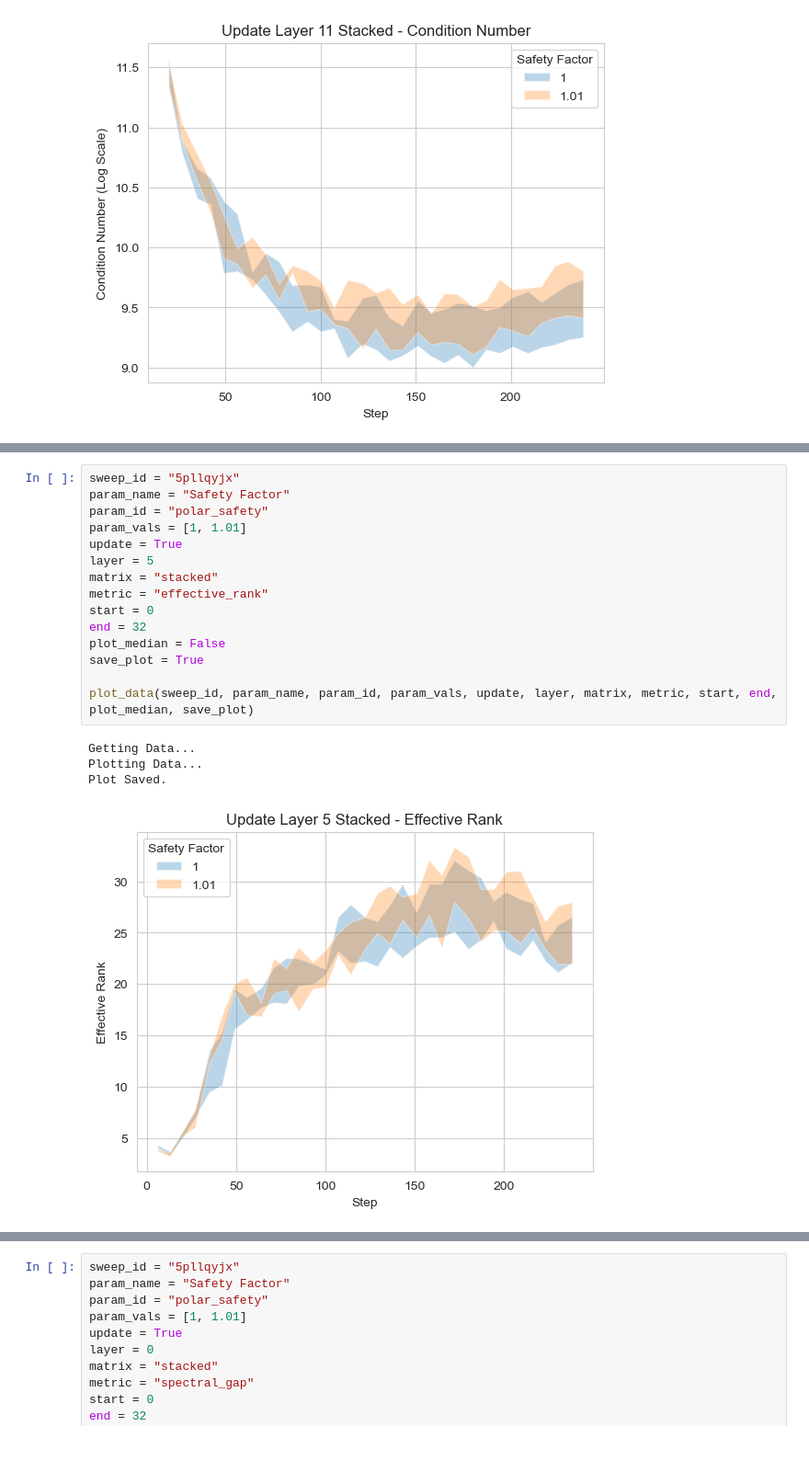
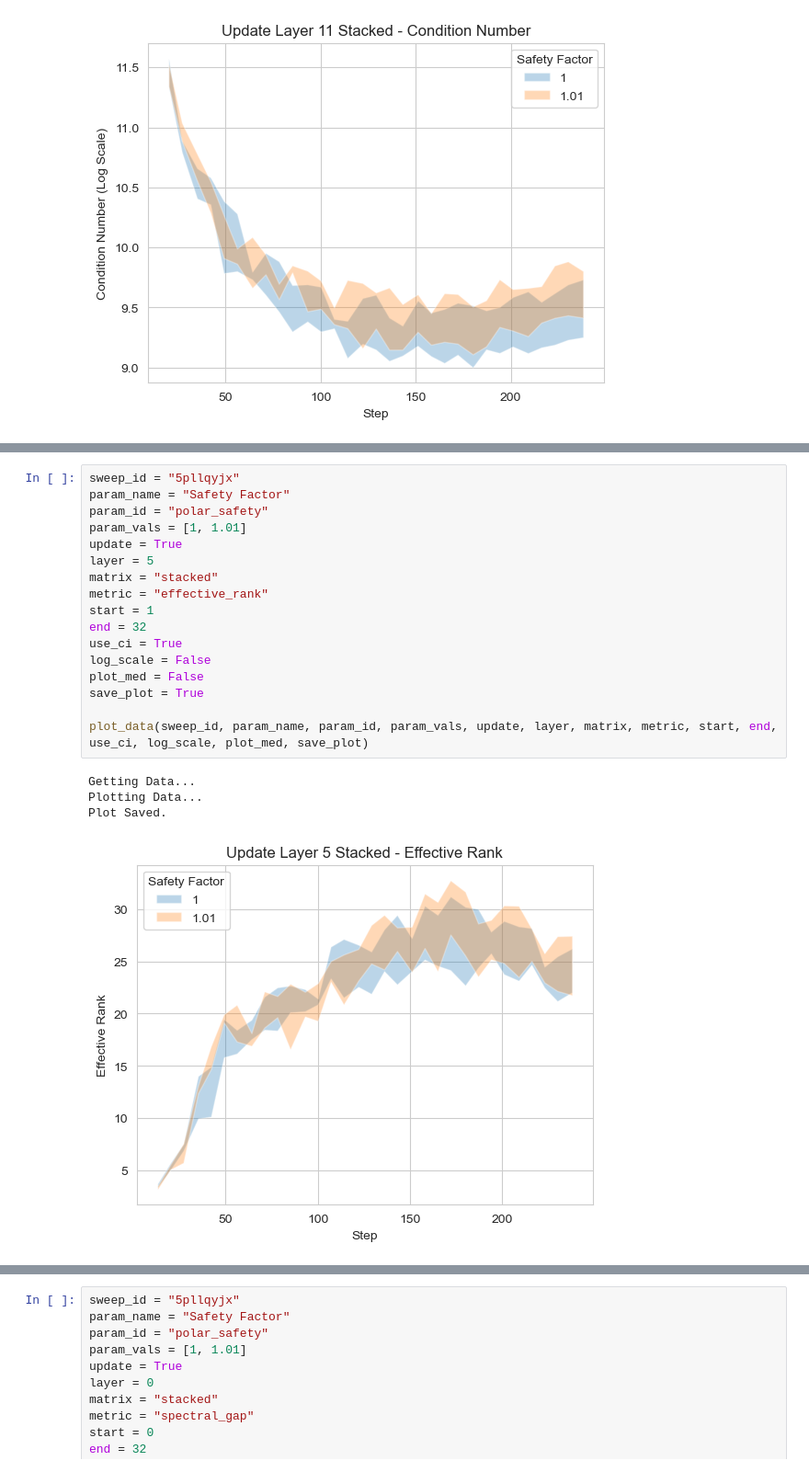
Before and after one commit to nraultwang/cs182-project, a Jupyter notebook: plotting/main.ipynb, the cells around one changed output, grey strips where cells are left out. Shown: that part at 92% size. Drawn from its saved outputs; the diff is of its cells as text.

```diff
--- a/plotting/main.ipynb
+++ b/plotting/main.ipynb
@@ -230,23 +231,25 @@ Plotting Data...
 # %%
 sweep_id = "5pllqyjx"
 param_name = "Safety Factor"
 param_id = "polar_safety"
 param_vals = [1, 1.01]
 update = True
 layer = 5
 matrix = "stacked"
 metric = "effective_rank"
-start = 0
+start = 1
 end = 32
-plot_median = False
+use_ci = True
+log_scale = False
+plot_med = False
 save_plot = True
 
-plot_data(sweep_id, param_name, param_id, param_vals, update, layer, matrix, metric, start, end, plot_median, save_plot)
+plot_data(sweep_id, param_name, param_id, param_vals, update, layer, matrix, metric, start, end, use_ci, log_scale, plot_med, save_plot)
 # %% [output]
 Getting Data...
 Plotting Data...
 Plot Saved.
-[figure, old version]
+[figure, new version]
 # %%
 sweep_id = "5pllqyjx"
 param_name = "Safety Factor"
```
Also changed, not shown: parts of 2 cells of this notebook, 6 other files.
